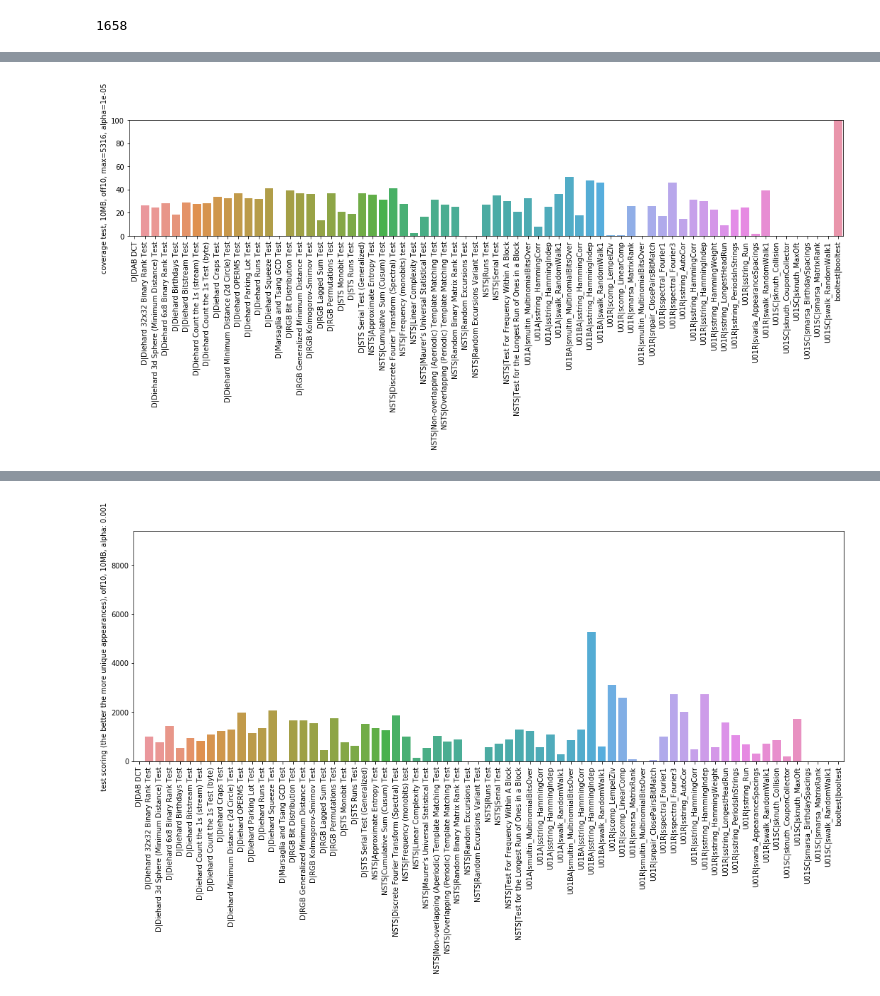
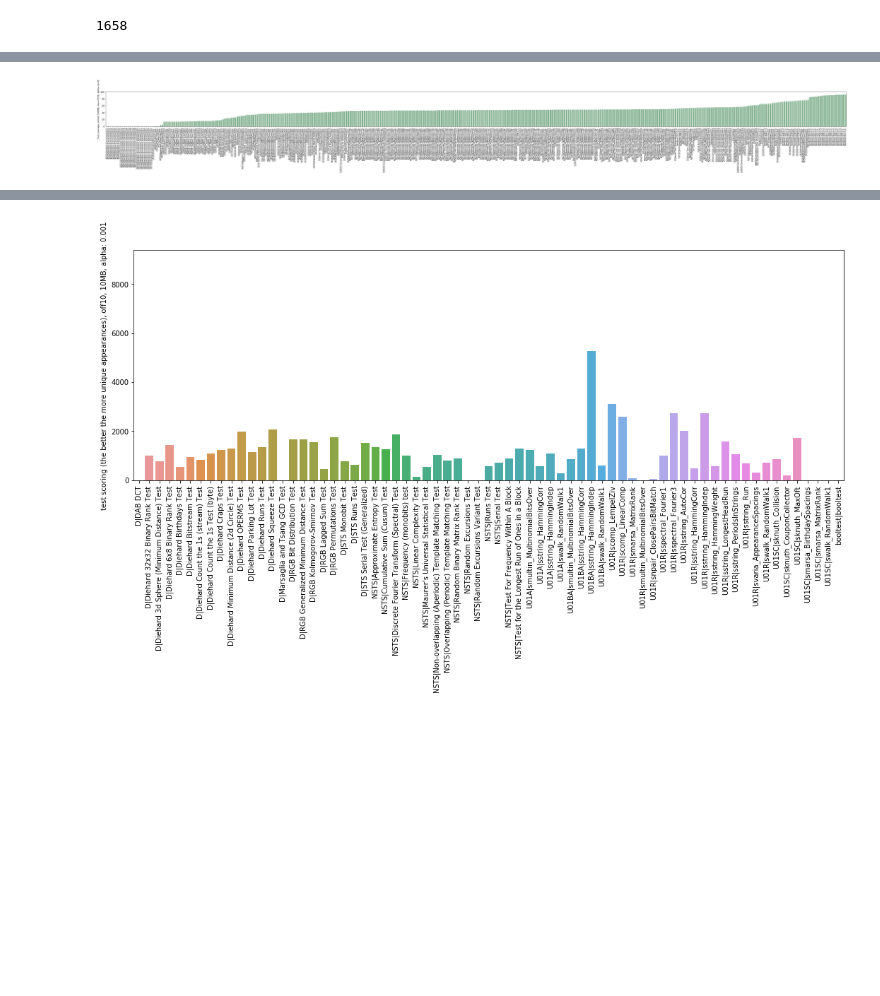
Before and after one commit to rozsa117/rtt-processor, a Jupyter notebook: proc2.ipynb, the cells around one changed output, grey strips where cells are left out. Saved outputs shown, nothing was run; the diff lists cells and outputs as text; code cells hidden in the pictures; blank space fills up the shorter version.

Commit message:
notebook - graphs iteration

```diff
--- a/proc2.ipynb
+++ b/proc2.ipynb
@@ -656,12 +721,33 @@ def comp_coverage(projected_tests, alpha=1e-5):
                 break
 
     return res
+
+
+def shorten_test_name(xx):
+    xx = re.sub(r'\s+test(s)?$', '', xx, flags=re.I)
+    xx = re.sub(r'^dieharder\s', '', xx, flags=re.I)
+    xx = re.sub(r'^diehard\s', '', xx, flags=re.I)
+    xx = re.sub(r'^sts\s', '', xx, flags=re.I)
+    if 'Test For Frequency Within A Block' in xx:
+        xx = 'FreqInBlock'
+    if 'Test for the Longest Run of Ones in a Block' in xx:
+        xx = 'LongestRun1inBlock'
+    if 'Non-overlapping (Aperiodic) Template Matching' in xx:
+        xx = 'AperiodicTplMatch'
+    if 'Overlapping (Periodic) Template Matching' in xx:
+        xx = 'PeriodiTplMatch'
+    if 'Discrete Fourier Transform (Spectral)' in xx:
+        xx = 'Spectral'
+    return xx
 # %%
 comp_coverage(filterTests(project_tests(tests_boolhyb_srt, tf_10mib)), 1e-5)
 # %% [output]
 1658
 # %%
-def renderDetections(tests_srt, selection, alpha=1e-3, desc='', data_src=lambda x: x[1], ylim=None, fname=None, x_data=None, rwidth=1.0, rheight=1.0, should_sort=False, do_coverage=False):
+def renderDetections(tests_srt, selection, alpha=1e-3, desc='', data_src=lambda x: x[1],
+                     ylim=None, fname=None, x_data=None, rwidth=1.0, rheight=1.0,
+                     should_sort=False, do_coverage=False, test_mapping={}):
+
     filtered_tests = filterTests(project_tests(tests_srt, selection))
     tests_detections = get_detections(filtered_tests, alpha)
     fig, ax = pyplot.subplots(figsize=(rwidth*6*3, rheight*2*3))
@@ -677,9 +763,37 @@ def renderDetections(tests_srt, selection, alpha=1e-3, desc='', data_src=lambda
         coverage_max = comp_coverage(filtered_tests, alpha)
         y_data = [(100.0 * (y / coverage_max)) for y in y_data]
 
+    # X axis labels sanitization
+    xx_data = []
+    for xx in x_data:
+        if 'booltest' in xx[0] and test_mapping:
+            p = test_mapping[xx].params
+            xx_data.append('booltest-%s-%s-%s' % (p.conf['m'], p.conf['deg'], p.conf['k']))
+
+        else:
+            cbt = shortenBat(xx[0])
+            xx = list(xx[1:])
+            if '_' in xx[0]:
+                xx[0] = xx[0][xx[0].index('_') + 1:]
+            xx[0] = shorten_test_name(xx[0])
+            xx = '|'.join([str(x) for x in xx])
+            xx_data.append('%s|%s' % (cbt, xx))
+
+    # Need unique x_labels, otherwise cancels out (lower number than expected)
+    cxx,cxxs = [], set()
+    for xx in xx_data:
+        while xx in cxxs: xx = ' ' + xx
+        cxx.append(xx)
+        cxxs.add(xx)
+
+    print(json.dumps(xx_data, indent=2))
+
     #for ix, x in enumerate(x_data):
     #    print('  %s: %s' % (x, y_data[ix]))
-    sns.barplot(x=[shortenTest(x) for x in x_data], y=y_data)
+
+    #cxx = [shortenTest(x) for x in x_data]
+    colors = sns.cubehelix_palette(8, start=.5, rot=-.75)
+    sns.barplot(x=cxx, y=y_data, color=colors[2])
 
     # plt.legend(loc='best')
     ax.set_ylabel("%s, alpha=%s" % (desc, alpha))
@@ -709,19 +823,20 @@ detectionsAlpha = 1e-5  # Syso suggestion, comparative normalization to RTT
 #                 data_src=lambda x: x[3], ylim=[-10, 2700], fname='/tmp/absrej_sub_100mb_1e-5.pdf',
 #                 x_data=[x[0] for x in project_tests(subtests_srt, tf_all)], rwidth=3.5)
 #
-# renderDetections(subtests_srt, tf_100mib, detectionsAlpha, 'absolute subtest rejections, 100MB, off10, max=%s' % len(tests_srt[0][1]),
-#                 data_src=lambda x: x[3], ylim=[-10, 2700], fname='/tmp/absrej_sub_100mb_1e-5_sorted.pdf',
-#                 x_data=[x[0] for x in project_tests(subtests_srt, tf_all)], rwidth=3.5, should_sort=True)
+renderDetections(subtests_srt, tf_100mib, detectionsAlpha, 'Test coverage, sorted, 100MB, max=%s' % len(tests_srt[0][1]),
+                 data_src=lambda x: x[3], ylim=[-10, 2700], fname='/tmp/cov_sub_100mb_1e-5_sorted.pdf',
+                 x_data=[x[0] for x in project_tests(subtests_srt, tf_all)], rwidth=3.5, rheight=0.5,
+                 do_coverage=True, should_sort=True, test_mapping=subtests_map)
 
-renderDetections(tests_srt, tf_10mib, detectionsAlpha, 'coverage test, 10MB, off10, max=%s' % len(tests_srt[0][1]),
-                 data_src=lambda x: x[3], ylim=[-10, 2700], fname='/tmp/coverage_test_10mb_1e-5.pdf',
-                 x_data=[x[0] for x in project_tests(tests_srt, tf_all)], rwidth=1.0, rheight=0.5, do_coverage=True)
-
-renderDetections(subtests_srt, tf_10mib, detectionsAlpha, 'coverage subtest, 10MB, off10, max=%s' % len(tests_srt[0][1]),
-                 data_src=lambda x: x[3], ylim=[-10, 2700], fname='/tmp/coverage_sub_10mb_1e-5.pdf',
-                 x_data=[x[0] for x in project_tests(subtests_srt, tf_all)], rwidth=3.5, rheight=0.5, do_coverage=True)
-
-renderDetections(tests_boolhyb_srt, tf_10mib, detectionsAlpha, 'coverage test, 10MB, off10, max=%s' % len(tests_srt[0][1]),
-                 data_src=lambda x: x[3], ylim=[-10, 2700], fname='/tmp/coverage_testb_10mb_1e-5.pdf',
-                 rwidth=1.0, rheight=0.5, do_coverage=True)
+# renderDetections(tests_srt, tf_10mib, detectionsAlpha, 'coverage test, 10MB, off10, max=%s' % len(tests_srt[0][1]),
+#                  data_src=lambda x: x[3], ylim=[-10, 2700], fname='/tmp/coverage_test_10mb_1e-5.pdf',
+#                  x_data=[x[0] for x in project_tests(tests_srt, tf_all)], rwidth=1.0, rheight=0.5, do_coverage=True)
+#
+# renderDetections(subtests_srt, tf_10mib, detectionsAlpha, 'coverage subtest, 10MB, off10, max=%s' % len(tests_srt[0][1]),
+#                  data_src=lambda x: x[3], ylim=[-10, 2700], fname='/tmp/coverage_sub_10mb_1e-5.pdf',
+#                  x_data=[x[0] for x in project_tests(subtests_srt, tf_all)], rwidth=3.5, rheight=0.5, do_coverage=True)
+#
+# renderDetections(tests_boolhyb_srt, tf_10mib, detectionsAlpha, 'coverage test, 10MB, off10, max=%s' % len(tests_srt[0][1]),
+#                  data_src=lambda x: x[3], ylim=[-10, 2700], fname='/tmp/coverage_testb_10mb_1e-5.pdf',
+#                  rwidth=1.0, rheight=0.5, do_coverage=True)
 # %% [output]
@@ -728 +860 @@ renderDetections(tests_boolhyb_srt, tf_10mib, detectionsAlpha, 'coverage test, 1
-[figure, old version]
+[figure, new version]
```
Also changed, not shown: parts of 13 cells of this notebook.
